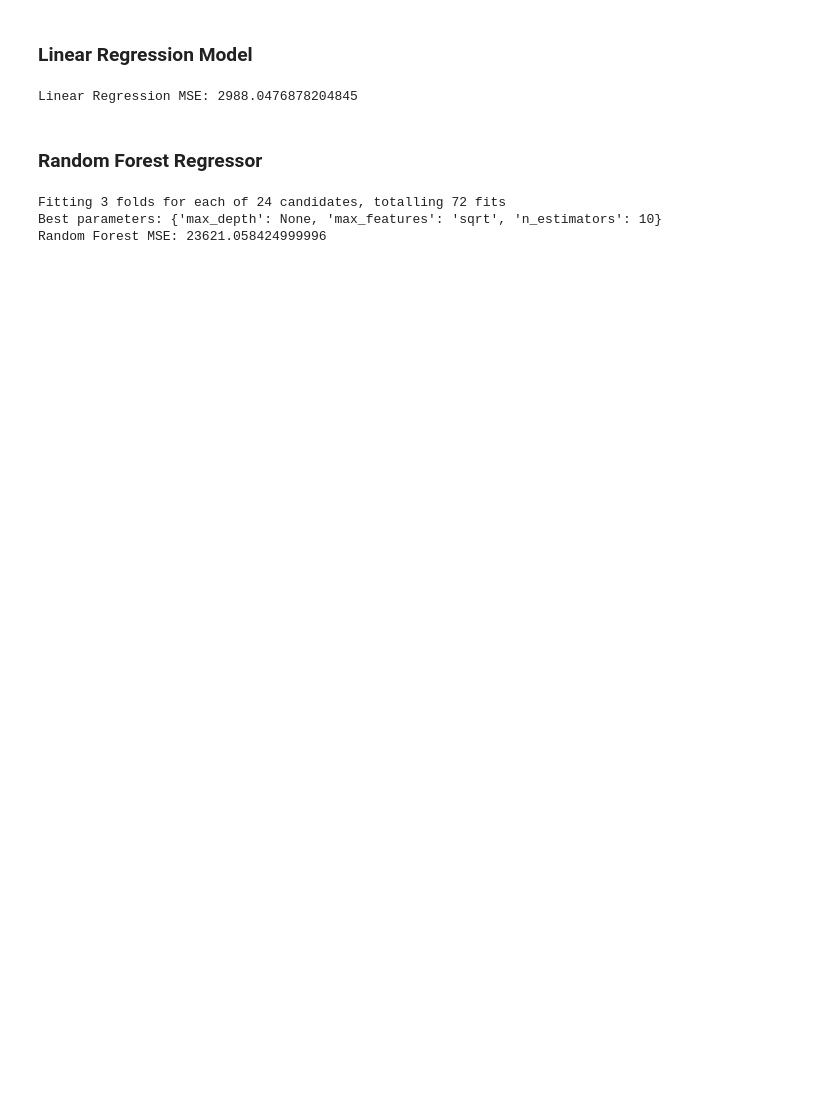
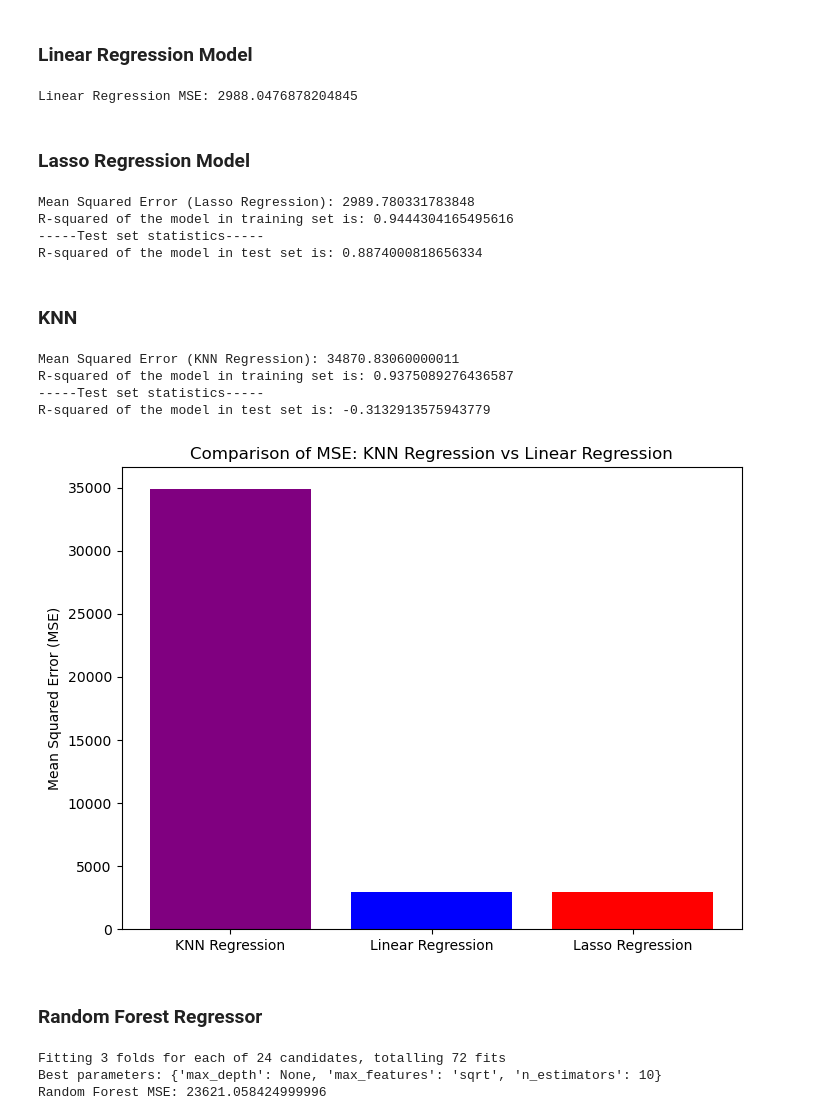
Before and after one commit to CCT2017156/MSC_DA__CA1, a Jupyter notebook: CA1-20171256.ipynb, the cells around one changed output. Drawn from its saved outputs; the diff is of its cells as text; code cells hidden in the pictures; blank space fills up the shorter version.

Commit message:
6 Modeling Done
Lenear, Lasso, KNN, Decision tree

```diff
--- a/CA1-20171256.ipynb
+++ b/CA1-20171256.ipynb
@@ -422,6 +402,81 @@ mse_linear = mean_squared_error(y_test, y_pred_linear)
 print(f"Linear Regression MSE: {mse_linear}")
 # %% [output]
 Linear Regression MSE: 2988.0476878204845
+# %% [markdown]
+### Lasso Regression Model
+# %%
+from sklearn.linear_model import Lasso, LinearRegression
+from sklearn.metrics import mean_squared_error
+import matplotlib.pyplot as plt
+
+
+# Create and fit the Lasso Regression model
+lasso_model = Lasso(alpha=0.1, random_state=42)
+lasso_model.fit(X_train, y_train)
+
+# Predict on the test set for Lasso
+y_pred_lasso = lasso_model.predict(X_test)
+
+# Calculate MSE for Lasso Regression
+mse_lasso = mean_squared_error(y_test, y_pred_lasso)
+
+
+# Predict on the test set for Linear Regression
+y_pred_linear = linear_model.predict(X_test)
+
+# Calculate MSE for Linear Regression
+mse_linear = mean_squared_error(y_test, y_pred_linear)
+
+print("Mean Squared Error (Lasso Regression):", mse_lasso)
+
+print("R-squared of the model in training set is: {}".format(lasso_model.score(X_train, y_train)))
+print("-----Test set statistics-----")
+print("R-squared of the model in test set is: {}".format(lasso_model.score(X_test, y_test)))
+# %% [output]
+Mean Squared Error (Lasso Regression): 2989.780331783848
+R-squared of the model in training set is: 0.9444304165495616
+-----Test set statistics-----
+R-squared of the model in test set is: 0.8874000818656334
+# %% [markdown]
+### KNN
+# %%
+from sklearn.neighbors import KNeighborsRegressor
+from sklearn.metrics import mean_squared_error
+
+
+# Creating and fitting the KNN Regression model
+knn_model = KNeighborsRegressor(n_neighbors=5)
+knn_model.fit(X_train, y_train)
+
+# Predicting on the test set using KNN
+y_pred_knn = knn_model.predict(X_test)
+
+# Calculating MSE for KNN Regression
+mse_knn = mean_squared_error(y_test, y_pred_knn)
+
+print("Mean Squared Error (KNN Regression):", mse_knn)
+
+
+
+print("R-squared of the model in training set is: {}".format(knn_model.score(X_train, y_train)))
+print("-----Test set statistics-----")
+print("R-squared of the model in test set is: {}".format(knn_model.score(X_test, y_test)))
+# %% [output]
+Mean Squared Error (KNN Regression): 34870.83060000011
+R-squared of the model in training set is: 0.9375089276436587
+-----Test set statistics-----
+R-squared of the model in test set is: -0.3132913575943779
+# %%
+
+
+# Plotting the MSE values for comparison
+plt.figure(figsize=(8, 6))
+plt.bar(['KNN Regression', 'Linear Regression', 'Lasso Regression' ], [mse_knn, mse_linear, mse_lasso], color=['purple', 'blue', 'red' ])
+plt.ylabel('Mean Squared Error (MSE)')
+plt.title('Comparison of MSE: KNN Regression vs Linear Regression')
+plt.show()
+# %% [output]
+[figure, added]
 # %% [markdown]
 ### Random Forest Regressor
 # %%
```
Also changed, not shown: parts of 13 cells of this notebook.
